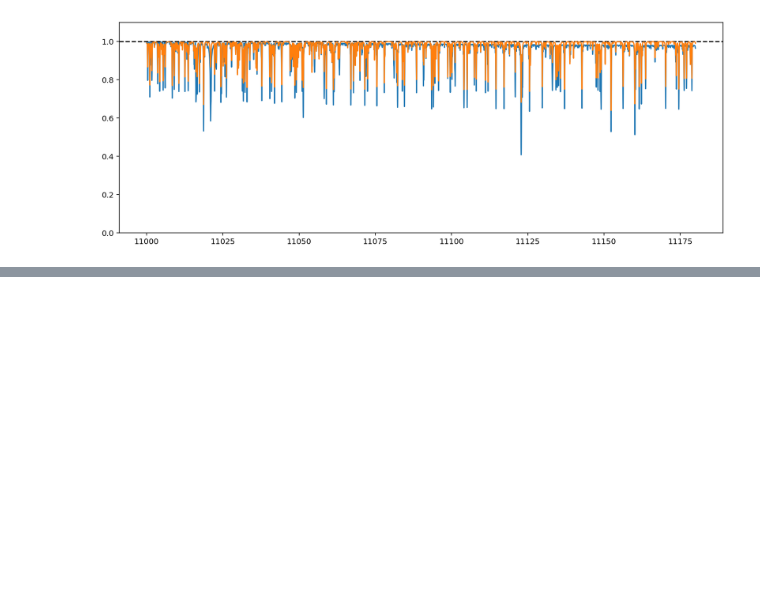
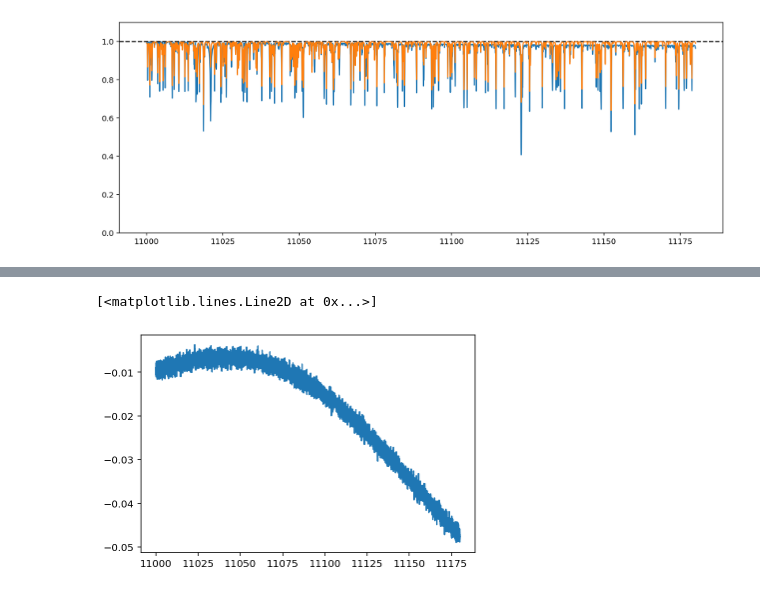
Before and after one commit to gully/blase, a Jupyter notebook: notebooks/05_JAX_demos/JAXdemo1.ipynb, the cells around one changed output, grey strips where cells are left out. Saved outputs shown, nothing was run; the diff lists cells and outputs as text; code cells hidden in the pictures; blank space fills up the shorter version.

```diff
--- a/notebooks/05_JAX_demos/JAXdemo1.ipynb
+++ b/notebooks/05_JAX_demos/JAXdemo1.ipynb
@@ -186,0 +195,7 @@ plt.ylim(0.0,1.1)
+# %%
+kernel = kernels.ExpSquared(scale=125.5)
+# %%
+gp = GaussianProcess(0.001*kernel, wl_active, diag=1e-6)
+# %%
+%%time
+draw = gp.sample(jax.random.PRNGKey(4))
@@ -186,0 +207,5 @@ plt.ylim(0.0,1.1)
+# %%
+plt.step(wl_active, draw)
+# %% [output]
+[<matplotlib.lines.Line2D at 0x...>]
+[figure, added]
```
Also changed, not shown: parts of 44 cells of this notebook.
